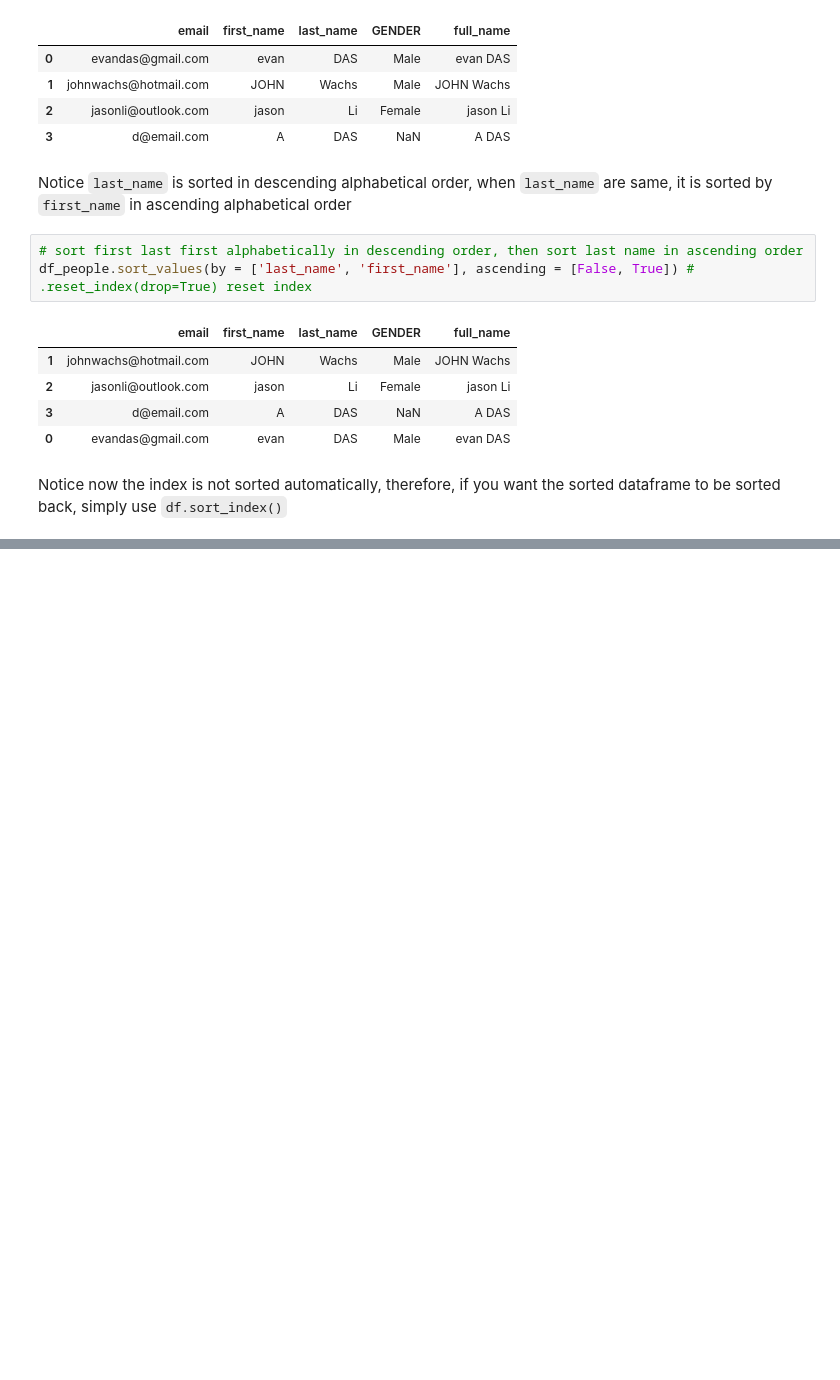
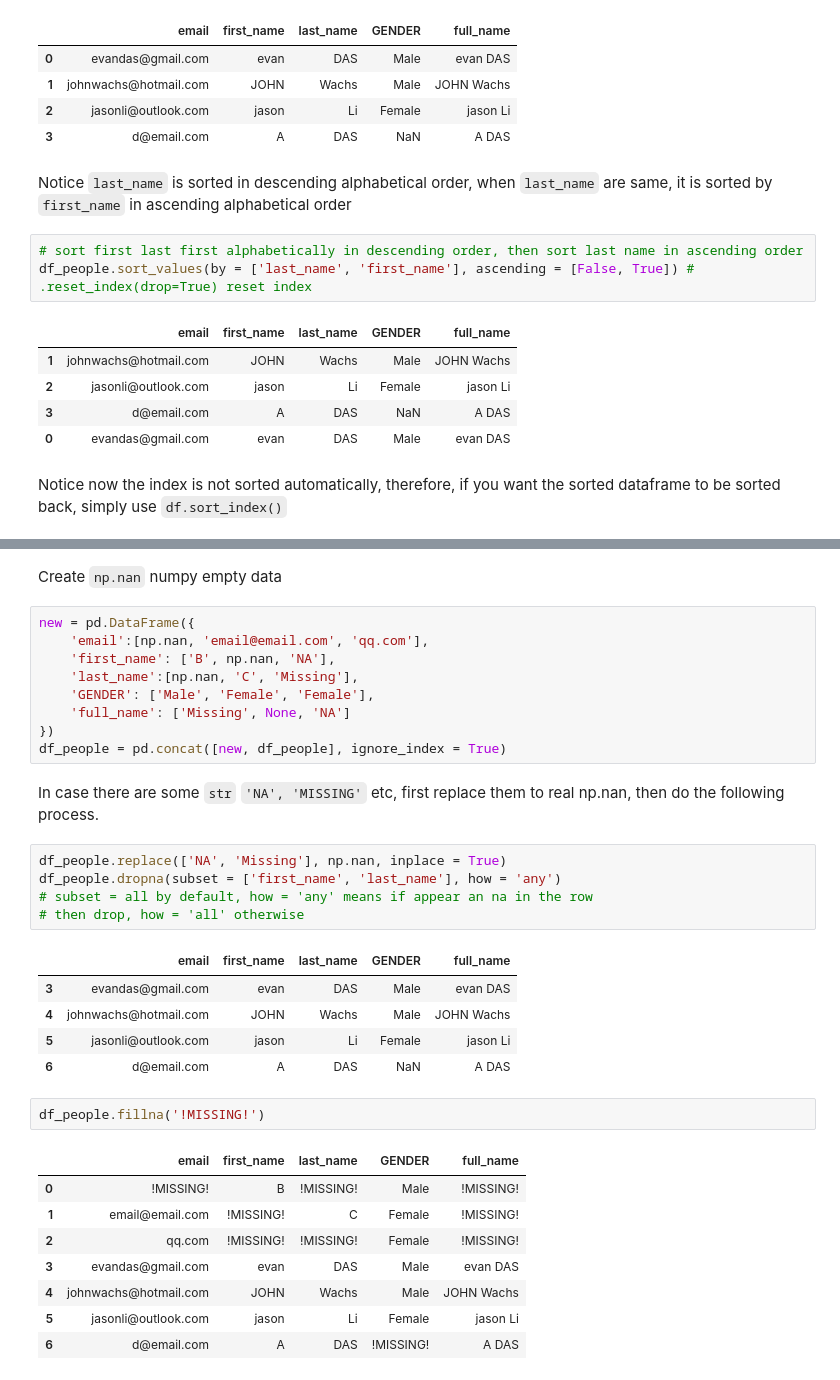
Before and after one commit to XiyueYuan/Data_Analysis, a Jupyter notebook: Book1.ipynb, the cells around one changed output, grey strips where cells are left out. Saved outputs shown, nothing was run; the diff lists cells and outputs as text; blank space fills up the shorter version.

```diff
--- a/Book1.ipynb
+++ b/Book1.ipynb
@@ -353,0 +363,35 @@ Notice now the index is not sorted automatically, therefore, if you want the sor
+# %% [markdown]
+Create `np.nan` numpy empty data
+# %%
+new = pd.DataFrame({
+    'email':[np.nan, 'email@email.com', 'qq.com'],
+    'first_name': ['B', np.nan, 'NA'],
+    'last_name':[np.nan, 'C', 'Missing'],
+    'GENDER': ['Male', 'Female', 'Female'],
+    'full_name': ['Missing', None, 'NA']
+})
+df_people = pd.concat([new, df_people], ignore_index = True)
+# %% [markdown]
+In case there are some `str` `'NA', 'MISSING'` etc, first replace them to real np.nan, then do the following process.
+# %%
+df_people.replace(['NA', 'Missing'], np.nan, inplace = True)
+df_people.dropna(subset = ['first_name', 'last_name'], how = 'any')
+# subset = all by default, how = 'any' means if appear an na in the row
+# then drop, how = 'all' otherwise
+# %% [output]
+|  | email | first_name | last_name | GENDER | full_name |
+| 3 | evandas@gmail.com | evan | DAS | Male | evan DAS |
+| 4 | johnwachs@hotmail.com | JOHN | Wachs | Male | JOHN Wachs |
+| 5 | jasonli@outlook.com | jason | Li | Female | jason Li |
+| 6 | d@email.com | A | DAS | NaN | A DAS |
+# %%
+df_people.fillna('!MISSING!')
+# %% [output]
+|  | email | first_name | last_name | GENDER | full_name |
+| 0 | !MISSING! | B | !MISSING! | Male | !MISSING! |
+| 1 | email@email.com | !MISSING! | C | Female | !MISSING! |
+| 2 | qq.com | !MISSING! | !MISSING! | Female | !MISSING! |
+| 3 | evandas@gmail.com | evan | DAS | Male | evan DAS |
+| 4 | johnwachs@hotmail.com | JOHN | Wachs | Male | JOHN Wachs |
+| 5 | jasonli@outlook.com | jason | Li | Female | jason Li |
+| 6 | d@email.com | A | DAS | !MISSING! | A DAS |
```
Also changed, not shown: parts of 3 cells of this notebook.
